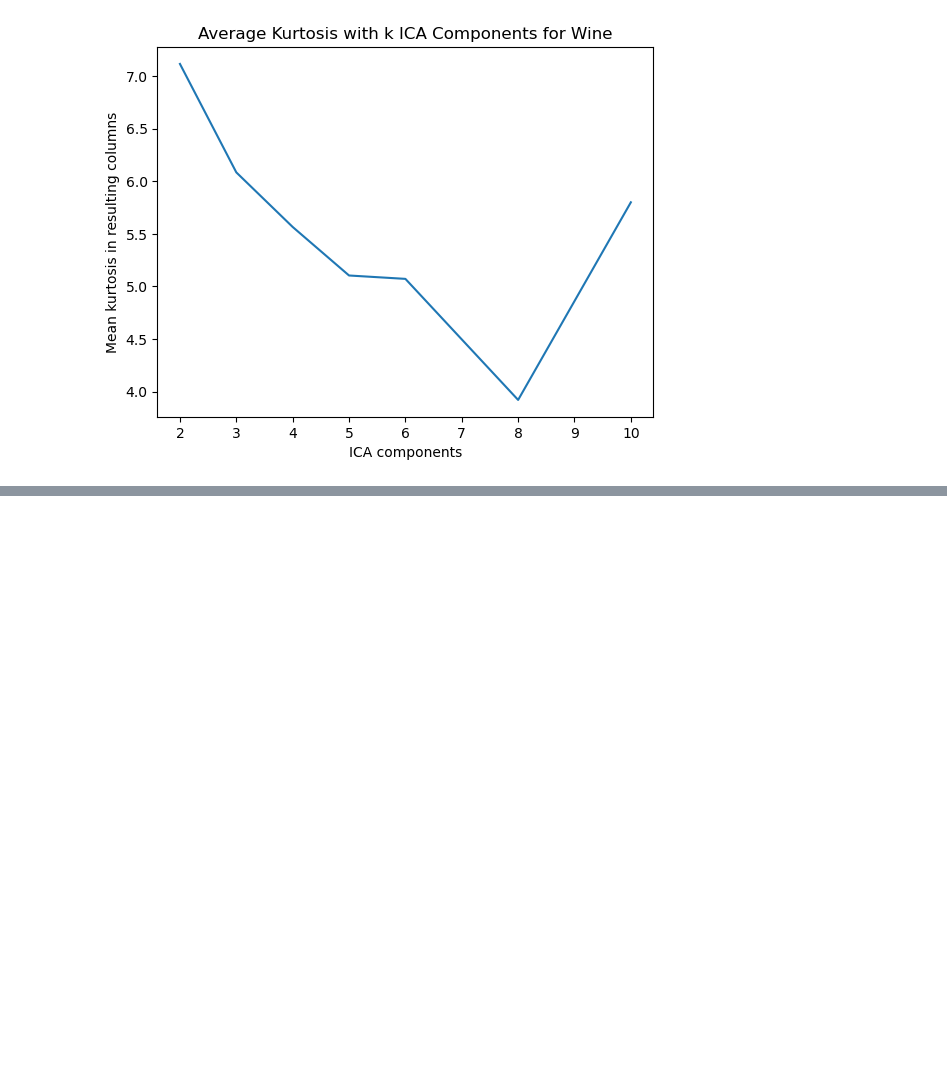
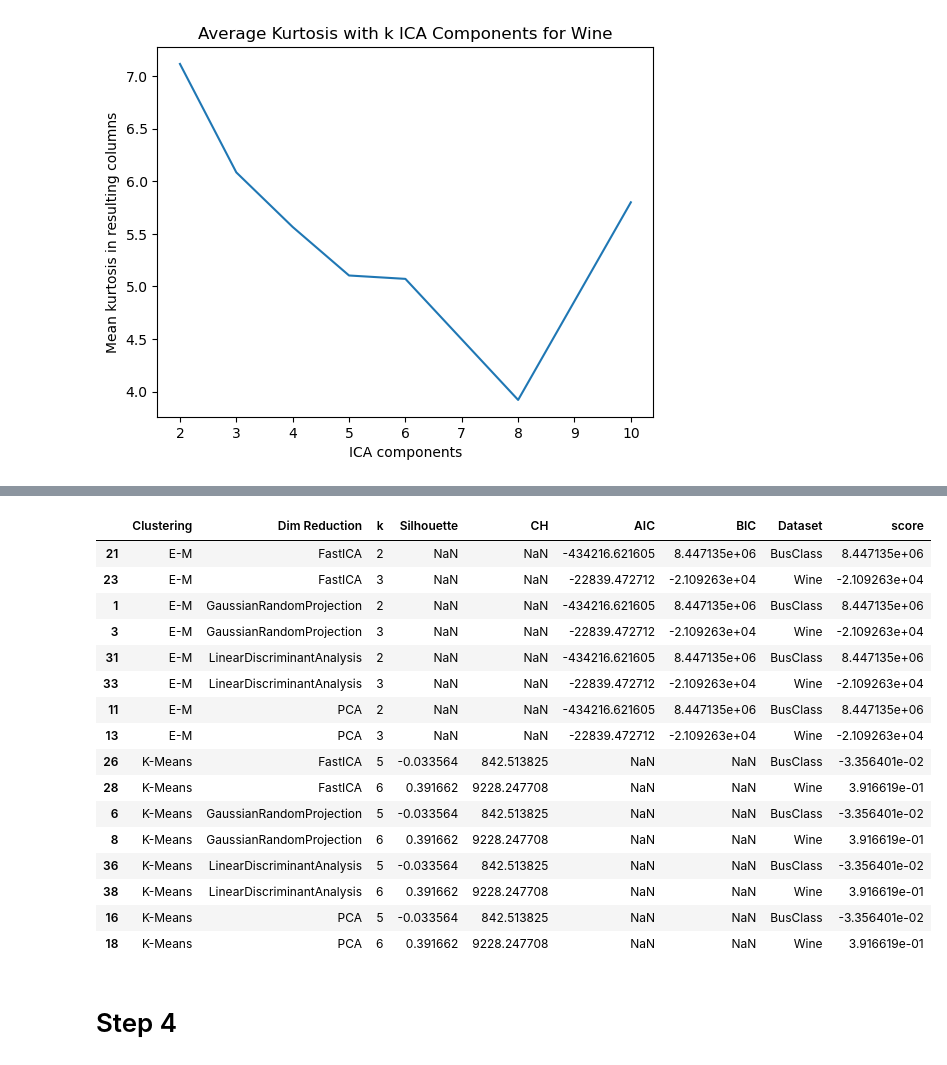
Before and after one commit to ryankarel/cs-7641-ul, a Jupyter notebook: RK UL.ipynb, the cells around one changed output, grey strips where cells are left out. Saved outputs shown, nothing was run; the diff lists cells and outputs as text; code cells hidden in the pictures; blank space fills up the shorter version.

```diff
--- a/RK UL.ipynb
+++ b/RK UL.ipynb
@@ -839,0 +653,29 @@ holdout scores: {'Original': 0.721280993355473, 'KMeans': 0.7138685861654794, 'G
+# %%
+selections = (
+    scores_3_complete
+    .assign(score=lambda x: np.where(x['Clustering'] == 'K-Means', x['Silhouette'], x['BIC']))
+    .sort_values(['Clustering', 'Dim Reduction', 'Dataset', 'score'])
+    .groupby(['Clustering', 'Dim Reduction', 'Dataset'])
+    .head(1)
+)
+selections
+# %% [output]
+|  | Clustering | Dim Reduction | k | Silhouette | CH | AIC | BIC | Dataset | score |
+| 21 | E-M | FastICA | 2 | NaN | NaN | -434216.621605 | 8.447135e+06 | BusClass | 8.447135e+06 |
+| 23 | E-M | FastICA | 3 | NaN | NaN | -22839.472712 | -2.109263e+04 | Wine | -2.109263e+04 |
+| 1 | E-M | GaussianRandomProjection | 2 | NaN | NaN | -434216.621605 | 8.447135e+06 | BusClass | 8.447135e+06 |
+| 3 | E-M | GaussianRandomProjection | 3 | NaN | NaN | -22839.472712 | -2.109263e+04 | Wine | -2.109263e+04 |
+| 31 | E-M | LinearDiscriminantAnalysis | 2 | NaN | NaN | -434216.621605 | 8.447135e+06 | BusClass | 8.447135e+06 |
+| 33 | E-M | LinearDiscriminantAnalysis | 3 | NaN | NaN | -22839.472712 | -2.109263e+04 | Wine | -2.109263e+04 |
+| 11 | E-M | PCA | 2 | NaN | NaN | -434216.621605 | 8.447135e+06 | BusClass | 8.447135e+06 |
+| 13 | E-M | PCA | 3 | NaN | NaN | -22839.472712 | -2.109263e+04 | Wine | -2.109263e+04 |
+| 26 | K-Means | FastICA | 5 | -0.033564 | 842.513825 | NaN | NaN | BusClass | -3.356401e-02 |
+| 28 | K-Means | FastICA | 6 | 0.391662 | 9228.247708 | NaN | NaN | Wine | 3.916619e-01 |
+| 6 | K-Means | GaussianRandomProjection | 5 | -0.033564 | 842.513825 | NaN | NaN | BusClass | -3.356401e-02 |
+| 8 | K-Means | GaussianRandomProjection | 6 | 0.391662 | 9228.247708 | NaN | NaN | Wine | 3.916619e-01 |
+| 36 | K-Means | LinearDiscriminantAnalysis | 5 | -0.033564 | 842.513825 | NaN | NaN | BusClass | -3.356401e-02 |
+| 38 | K-Means | LinearDiscriminantAnalysis | 6 | 0.391662 | 9228.247708 | NaN | NaN | Wine | 3.916619e-01 |
+| 16 | K-Means | PCA | 5 | -0.033564 | 842.513825 | NaN | NaN | BusClass | -3.356401e-02 |
+| 18 | K-Means | PCA | 6 | 0.391662 | 9228.247708 | NaN | NaN | Wine | 3.916619e-01 |
+# %% [markdown]
+# Step 4
```
Also changed, not shown: parts of 46 cells of this notebook, 1 other file.
